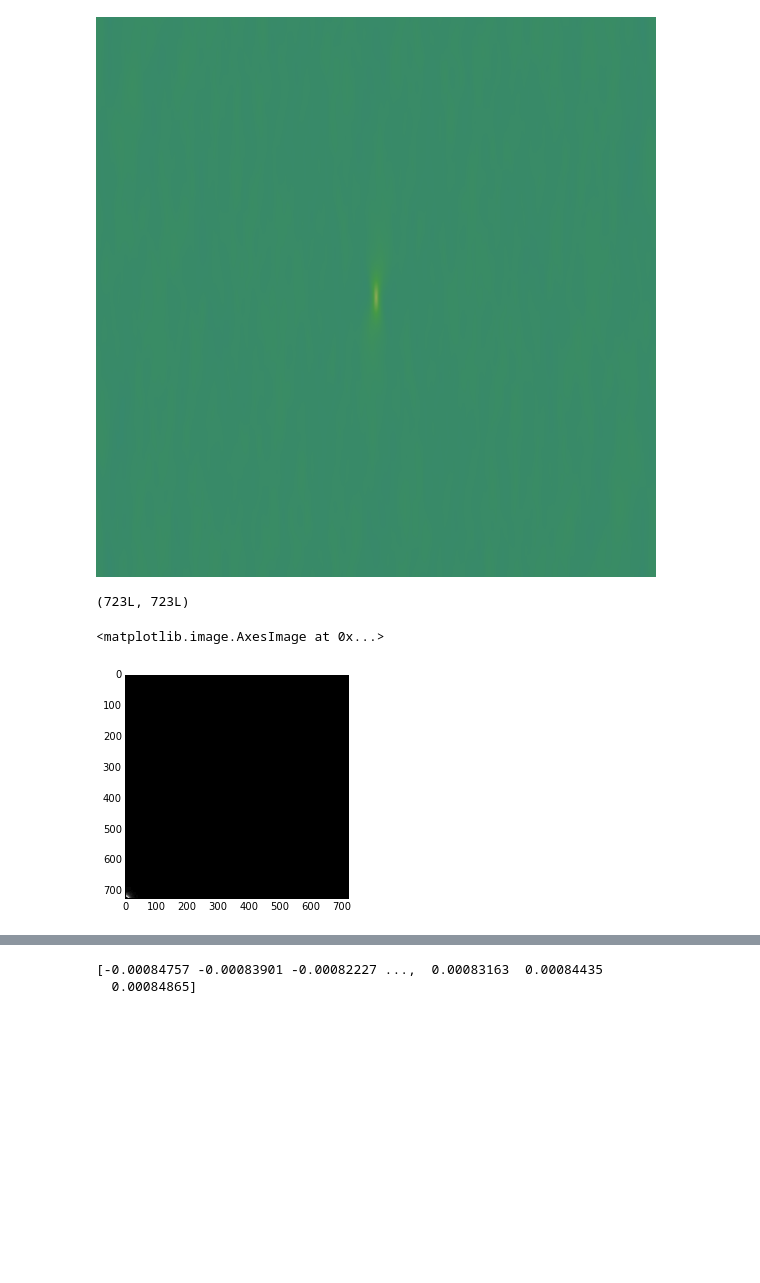
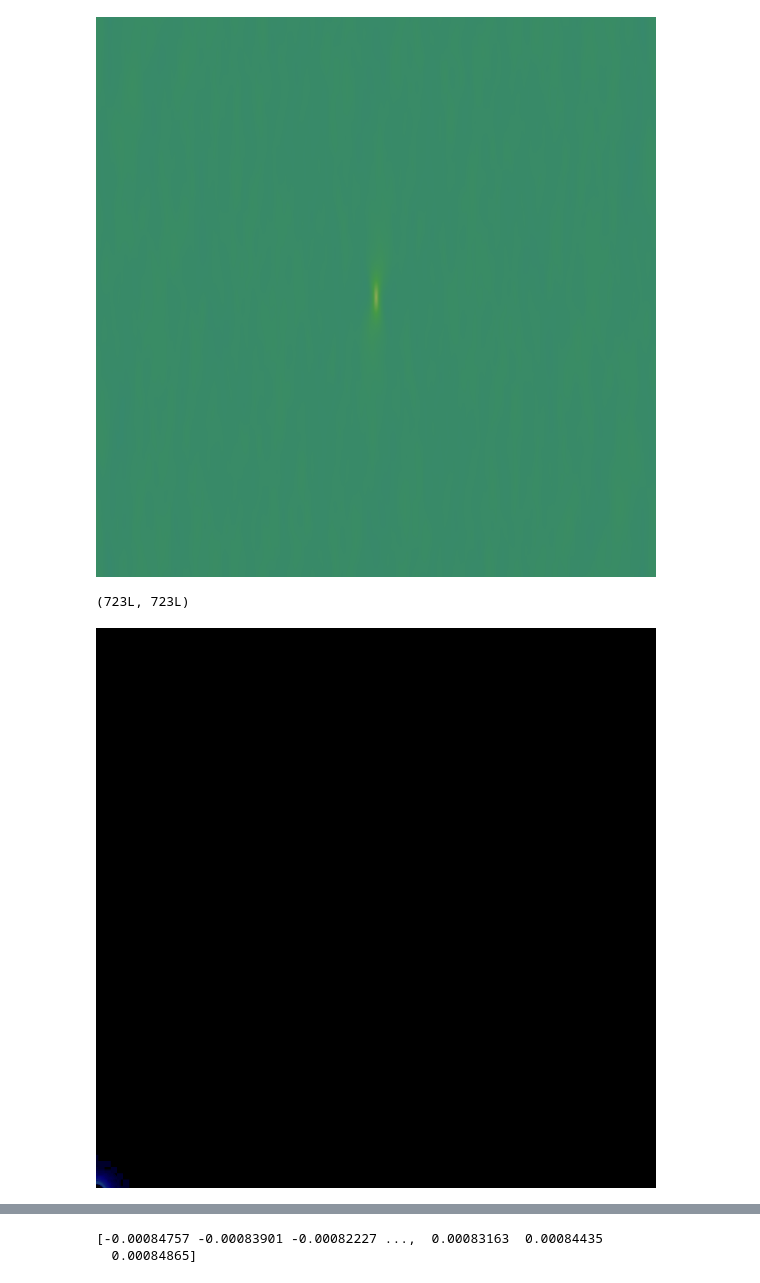
Before and after one commit to phelpsforpresident/MIC-XRD-Polymer, a Jupyter notebook: notebooks/XRScatteringData.ipynb, the cells around one changed output, grey strips where cells are left out. Cells and saved outputs as stored; diff of their text form; code cells hidden in the pictures; blank space fills up the shorter version.

```diff
--- a/notebooks/XRScatteringData.ipynb
+++ b/notebooks/XRScatteringData.ipynb
@@ -76,12 +76,12 @@ real_data = get_data_url('https://farm6.staticflickr.com/5591/15083317630_45562a
 # %%
 #scale_data = real_data[570:1521, 550:1501]
 scale_data = real_data[:(960 - 237), (960 - 723):]
 print scale_data.shape
-plt.imshow(scale_data, cmap=cm.gray)
+#plt.imshow(scale_data, cmap=cm.gray)
+display_array(scale_data)
 # %% [output]
 (723L, 723L)
-<matplotlib.image.AxesImage at 0x...>
-[figure, old version]
+[figure, new version]
 # %%
 L_small = scale_data.shape[0]
 L_large = 2 * scale_data.shape[0] - 1
```
Also changed, not shown: parts of 2 cells of this notebook.
